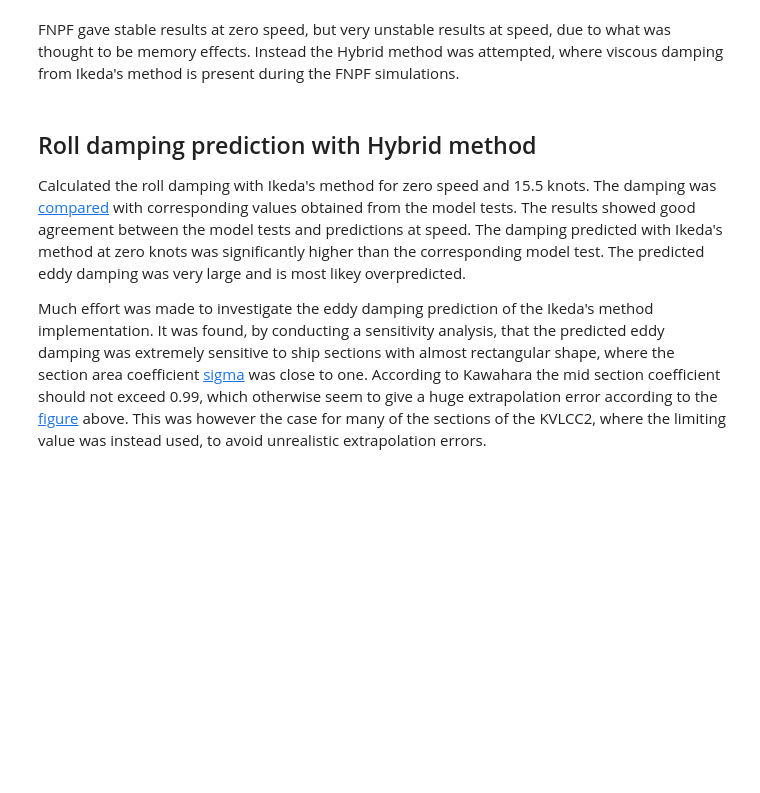
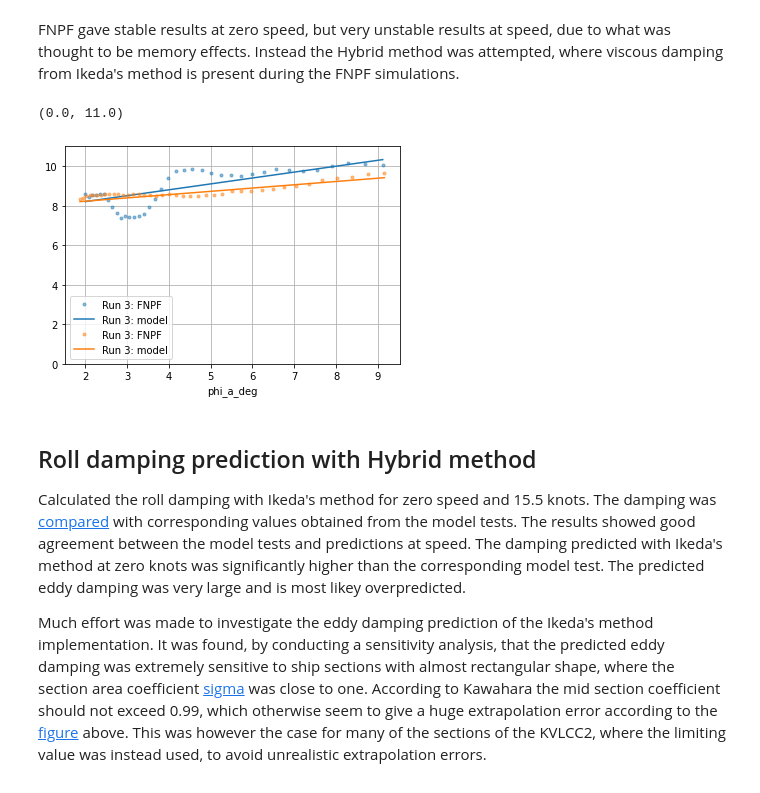
Before and after one commit to martinlarsalbert/Prediction-of-roll-motion-using-fully-nonlinear-potential-flow-and-Ikedas-method, a Jupyter notebook: reports/ISOPE_outline/01.1.outline.ipynb, the cells around one changed output. Drawn from its saved outputs; the diff is of its cells as text; code cells hidden in the pictures; blank space fills up the shorter version.

```diff
--- a/reports/ISOPE_outline/01.1.outline.ipynb
+++ b/reports/ISOPE_outline/01.1.outline.ipynb
@@ -595,5 +586,25 @@ ax.set_ylim((0,ylim_mdl[1]))
 # %% [markdown]
 FNPF gave stable results at zero speed, but very unstable results at speed, due to what was thought to be memory effects. Instead the Hybrid method was attempted, where viscous damping from Ikeda's method is present during the FNPF simulations.
+# %%
+## Plotting:
+fig,ax=plt.subplots()
+for id,row in df_results.loc[mask_visc].iterrows():
+    df_amplitudes = amplitudes[id].copy()
+
+    df_amplitudes.sort_values(by='phi_a', inplace=True)
+    df_amplitudes['phi_a_deg'] = np.rad2deg(df_amplitudes['phi_a'])
+
+    label='Run %i: FNPF' % row.paper_name
+    df_amplitudes.plot(x='phi_a_deg', y='B', label=label, style='.', alpha=0.5, ax=ax)
+    color=ax.get_lines()[-1].get_color()
+    label='Run %i: model' % row.paper_name
+    df_amplitudes.plot(x='phi_a_deg', y='B_model', label=label, color=color, style='-', ax=ax)
+
+ax.grid(True)
+ax.set_ylim(y_lim_motions)
+# %% [output]
+(0.0, 11.0)
+[figure, added]
 # %% [markdown]
 ## Roll damping prediction with Hybrid method
 Calculated the roll damping with Ikeda's method for zero speed and 15.5 knots. The damping was [compared](../../notebooks/04.3_KVLCC2_Ikedas_model_tests.ipynb#speeds) with corresponding values obtained from the model tests. The results showed good agreement between the model tests and predictions at speed. The damping predicted with Ikeda's method at zero knots was significantly higher than the corresponding model test. The predicted eddy damping was very large and is most likey overpredicted.
```
Also changed, not shown: parts of 5 cells of this notebook, 1 other file.
